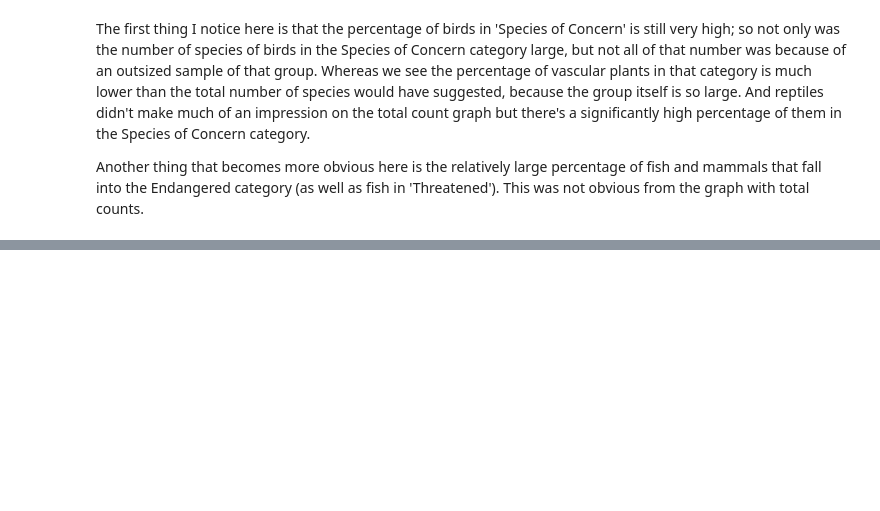
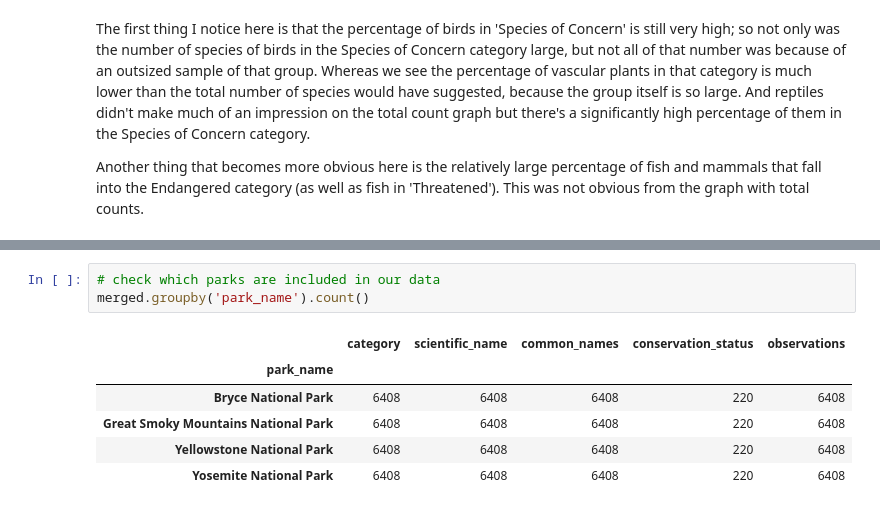
Before and after one commit to biwwlybam/biodiversity-project, a Jupyter notebook: biodiversity.ipynb, the cells around one changed output, grey strips where cells are left out. Drawn from its saved outputs; the diff is of its cells as text; blank space fills up the shorter version.

```diff
--- a/biodiversity.ipynb
+++ b/biodiversity.ipynb
@@ -236,0 +251,10 @@ Another thing that becomes more obvious here is the relatively large percentage
+# %%
+# check which parks are included in our data
+merged.groupby('park_name').count()
+# %% [output]
+|  | category | scientific_name | common_names | conservation_status | observations |
+| park_name |  |  |  |  |  |
+| Bryce National Park | 6408 | 6408 | 6408 | 220 | 6408 |
+| Great Smoky Mountains National Park | 6408 | 6408 | 6408 | 220 | 6408 |
+| Yellowstone National Park | 6408 | 6408 | 6408 | 220 | 6408 |
+| Yosemite National Park | 6408 | 6408 | 6408 | 220 | 6408 |
```
Also changed, not shown: parts of 8 cells of this notebook.
